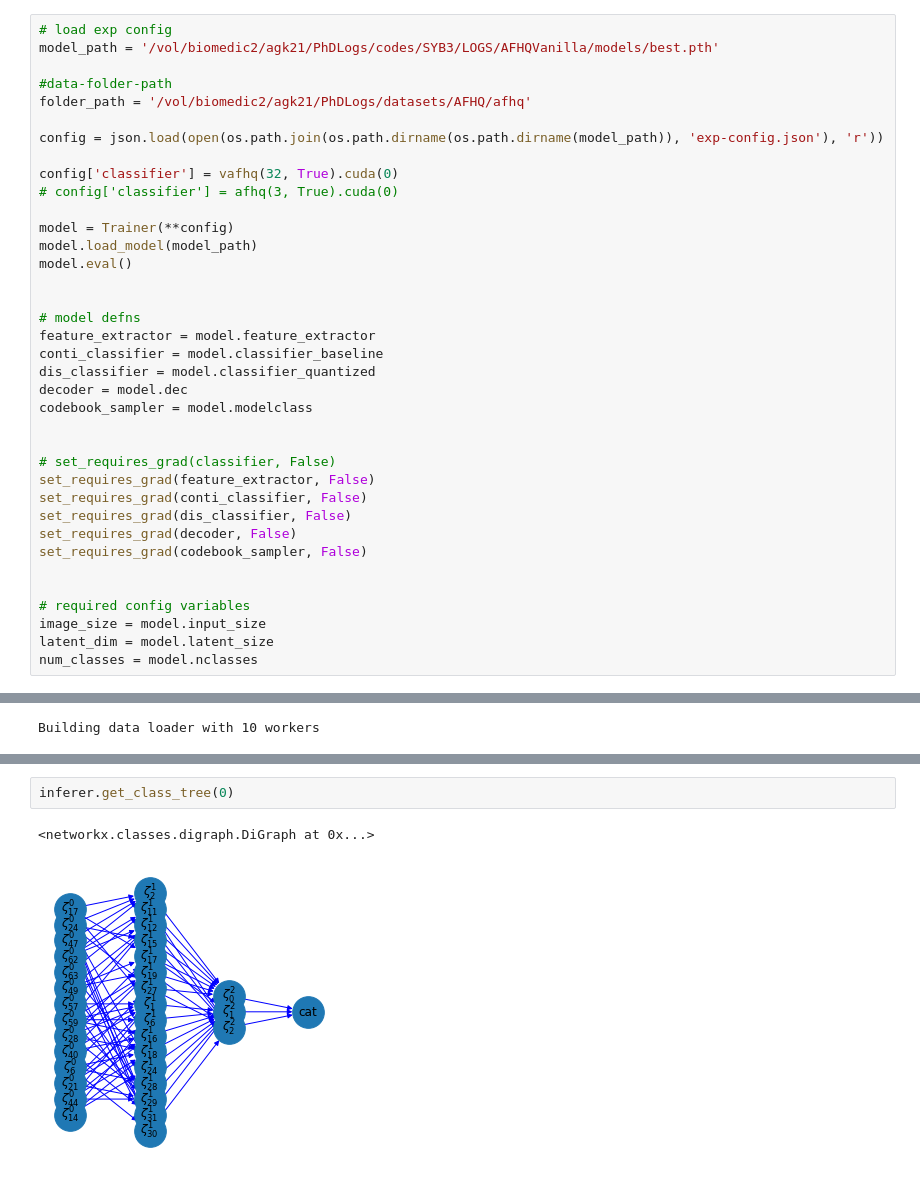
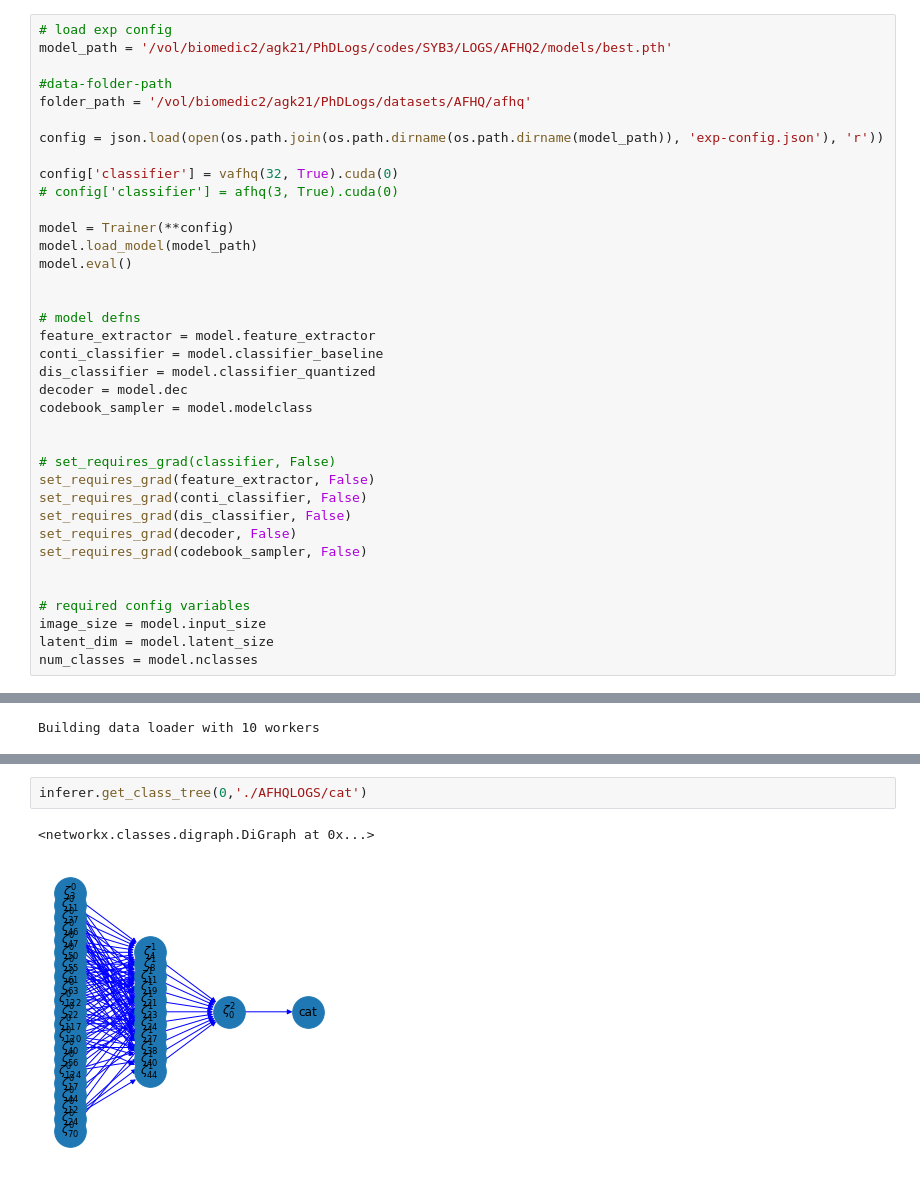
Before and after one commit to koriavinash1/HyperbolicReasoning, a Jupyter notebook: playground/inferenceAFHQ.ipynb, the cells around one changed output, grey strips where cells are left out. Drawn from its saved outputs; the diff is of its cells as text.

```diff
--- a/playground/inferenceAFHQ.ipynb
+++ b/playground/inferenceAFHQ.ipynb
@@ -31,6 +32,6 @@ INFO: Using numpy backend
 # %%
 # load exp config
-model_path = '/vol/biomedic2/agk21/PhDLogs/codes/SYB3/LOGS/AFHQVanilla/models/best.pth'
+model_path = '/vol/biomedic2/agk21/PhDLogs/codes/SYB3/LOGS/AFHQ2/models/best.pth'
 
 #data-folder-path
 folder_path = '/vol/biomedic2/agk21/PhDLogs/datasets/AFHQ/afhq'
@@ -131,6 +132,6 @@ inferer = InductiveReasoningDT(get_sample_data(100),
 # %%
-inferer.get_class_tree(0)
+inferer.get_class_tree(0,'./AFHQLOGS/cat')
 # %% [output]
 <networkx.classes.digraph.DiGraph at 0x...>
-[figure, old version]
+[figure, new version]
 # %%
```
Also changed, not shown: parts of 5 cells of this notebook, 7 other files.
